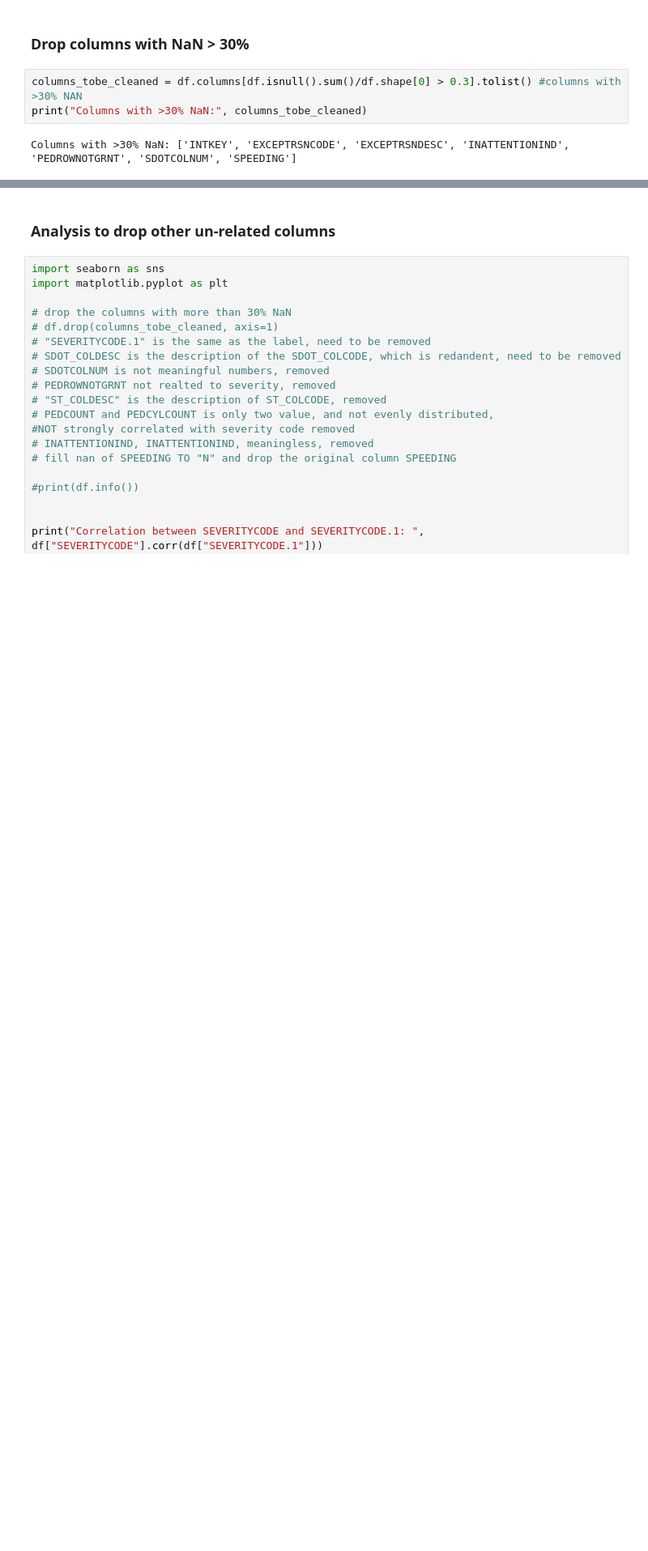
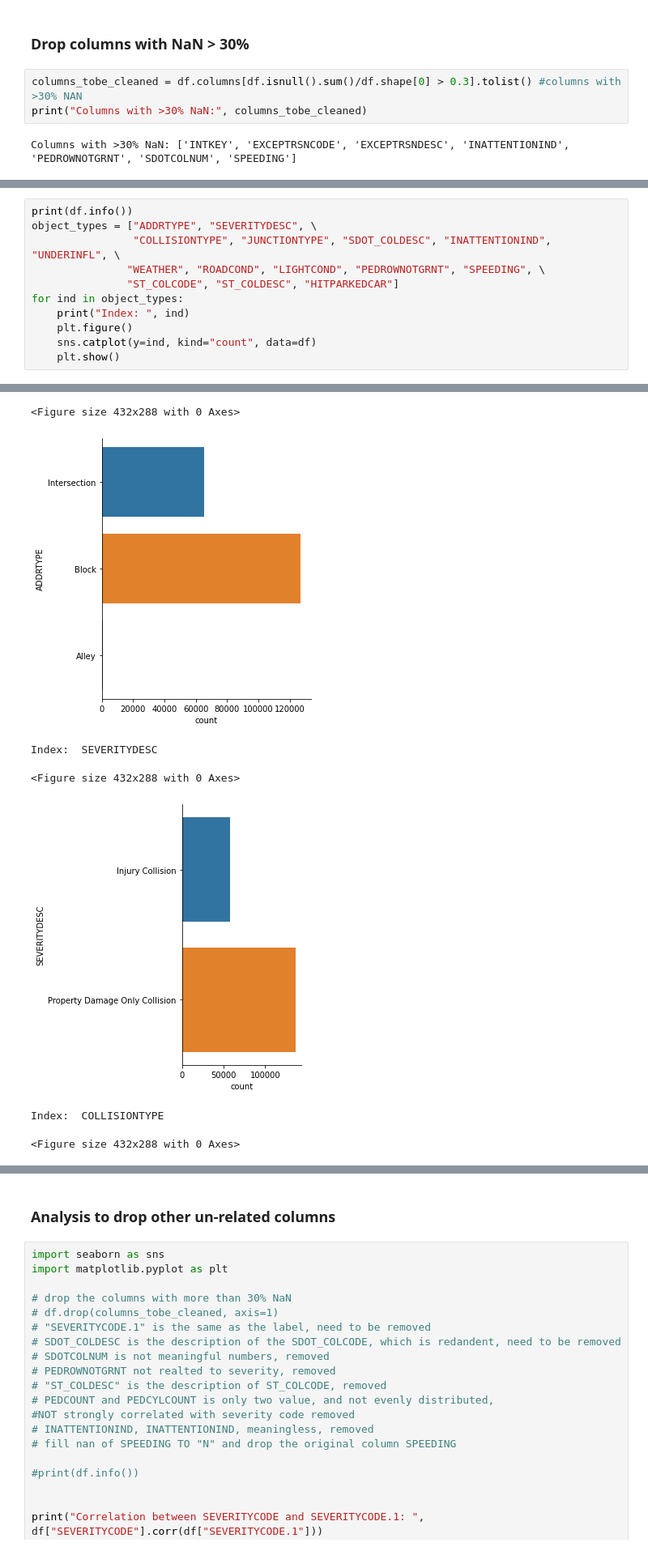
Before and after one commit to wgwei/Coursera_Capstone, a Jupyter notebook: Project_capstone.ipynb, the cells around one changed output, grey strips where cells are left out. Shown at 81% size. Drawn from its saved outputs; the diff is of its cells as text; blank space fills up the shorter version.

Commit message:
plot all figures

```diff
--- a/Project_capstone.ipynb
+++ b/Project_capstone.ipynb
@@ -55,0 +58,12 @@ Columns with >30% NaN: ['INTKEY', 'EXCEPTRSNCODE', 'EXCEPTRSNDESC', 'INATTENTION
+# %%
+print(df.info())
+object_types = ["ADDRTYPE", "SEVERITYDESC", \
+                "COLLISIONTYPE", "JUNCTIONTYPE", "SDOT_COLDESC", "INATTENTIONIND", "UNDERINFL", \
+               "WEATHER", "ROADCOND", "LIGHTCOND", "PEDROWNOTGRNT", "SPEEDING", \
+               "ST_COLCODE", "ST_COLDESC", "HITPARKEDCAR"]
+for ind in object_types:
+    print("Index: ", ind)
+    plt.figure()
+    sns.catplot(y=ind, kind="count", data=df)
+    plt.show()
+# %% [output]
@@ -55,0 +87,7 @@ Columns with >30% NaN: ['INTKEY', 'EXCEPTRSNCODE', 'EXCEPTRSNDESC', 'INATTENTION
+<Figure size 432x288 with 0 Axes>
+[figure, added]
+Index:  SEVERITYDESC
+<Figure size 432x288 with 0 Axes>
+[figure, added]
+Index:  COLLISIONTYPE
+<Figure size 432x288 with 0 Axes>
```
Also changed, not shown: parts of 4 cells of this notebook.
